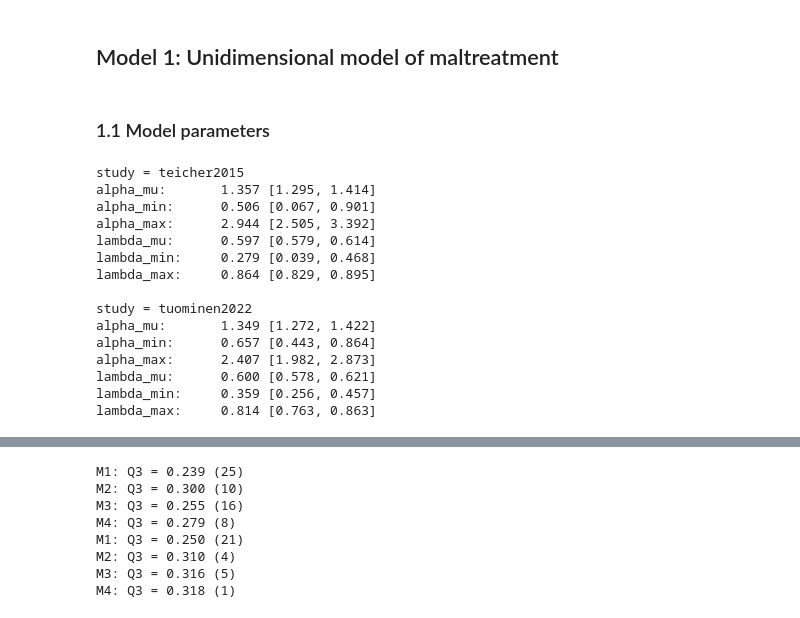
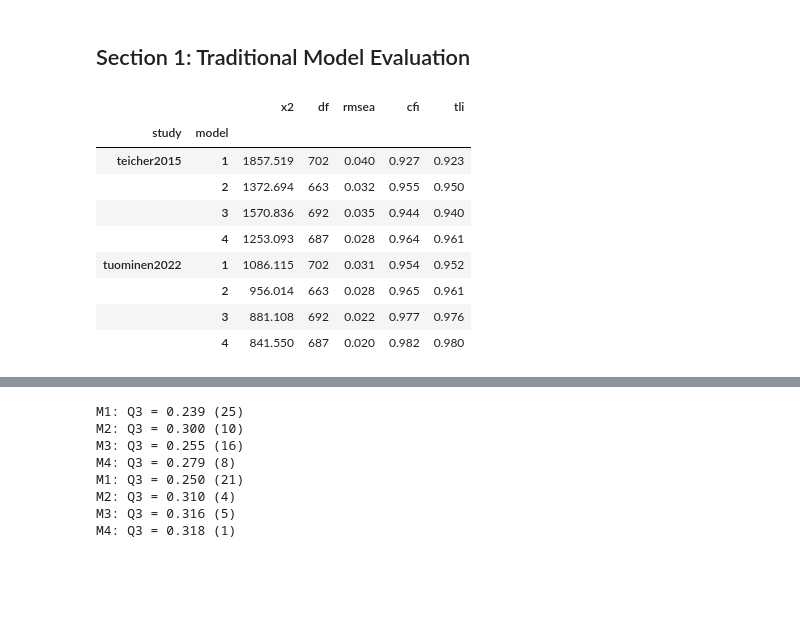
Before and after one commit to szorowi1/mace-irt, a Jupyter notebook: 02_PPMC.ipynb, the cells around one changed output, grey strips where cells are left out. Saved outputs shown, nothing was run; the diff lists cells and outputs as text; code cells hidden in the pictures; blank space fills up the shorter version.

Commit message:
finished(ish) diagnostics

```diff
--- a/02_PPMC.ipynb
+++ b/02_PPMC.ipynb
@@ -6,53 +6,23 @@ import seaborn as sns
 from pandas import DataFrame, read_csv
 from arviz import hdi
 sns.set_theme(style='white', context='notebook', font_scale=1.33)
-# %% [markdown]
-## Model 1: Unidimensional model of maltreatment
 # %% [markdown]
-### 1.1 Model parameters
+## Section 1: Traditional Model Evaluation
-# %%
-## Define I/O parameters.
-studies = ['teicher2015','tuominen2022']
-
-## Main loop.
-for i, study in enumerate(studies):
-    if i: print('')
-    print(f'study = {study}')
-
-    ## Load samples.
-    samples = read_csv(os.path.join('stan_results', study, 'grmq_m1.tsv.gz'), sep='\t', compression='gzip')
-
-    for param in ['alpha','lambda']:
-
-        ## Extract parameters.
-        arr = samples.filter(regex=param).values
-
-        ## Summarize across items.
-        mu = arr.mean(axis=1).mean(); lb, ub = hdi(arr.mean(axis=1), hdi_prob=0.95)
-        print('%s_mu:\t%0.3f [%0.3f, %0.3f]' %(param, mu, lb, ub))
-
-        ## Summarize least discriminating.
-        ix = np.argmin(arr.mean(axis=0))
-        mu = arr[:,ix].mean(); lb, ub = hdi(arr[:,ix], hdi_prob=0.95)
-        print('%s_min:\t%0.3f [%0.3f, %0.3f]' %(param, mu, lb, ub))
-
-        ## Summarize most discriminating.
-        ix = np.argmax(arr.mean(axis=0))
-        mu = arr[:,ix].mean(); lb, ub = hdi(arr[:,ix], hdi_prob=0.95)
-        print('%s_max:\t%0.3f [%0.3f, %0.3f]' %(param, mu, lb, ub))
-# %% [output]
-study = teicher2015
-alpha_mu:       1.357 [1.295, 1.414]
-alpha_min:      0.506 [0.067, 0.901]
-alpha_max:      2.944 [2.505, 3.392]
-lambda_mu:      0.597 [0.579, 0.614]
-lambda_min:     0.279 [0.039, 0.468]
-lambda_max:     0.864 [0.829, 0.895]
-
-study = tuominen2022
-alpha_mu:       1.349 [1.272, 1.422]
-alpha_min:      0.657 [0.443, 0.864]
-alpha_max:      2.407 [1.982, 2.873]
-lambda_mu:      0.600 [0.578, 0.621]
-lambda_min:     0.359 [0.256, 0.457]
-lambda_max:     0.814 [0.763, 0.863]
+# %%
+## Load diagnostic info.
+diagnostics = read_csv(os.path.join('stan_results', 'X2.csv'))
+diagnostics = diagnostics.set_index(['study','model'])
+
+## Present diagnostic information.
+diagnostics.round(3)
+# %% [output]
+|  |  | x2 | df | rmsea | cfi | tli |
+| study | model |  |  |  |  |  |
+| teicher2015 | 1 | 1857.519 | 702 | 0.040 | 0.927 | 0.923 |
+|  | 2 | 1372.694 | 663 | 0.032 | 0.955 | 0.950 |
+|  | 3 | 1570.836 | 692 | 0.035 | 0.944 | 0.940 |
+|  | 4 | 1253.093 | 687 | 0.028 | 0.964 | 0.961 |
+| tuominen2022 | 1 | 1086.115 | 702 | 0.031 | 0.954 | 0.952 |
+|  | 2 | 956.014 | 663 | 0.028 | 0.965 | 0.961 |
+|  | 3 | 881.108 | 692 | 0.022 | 0.977 | 0.976 |
+|  | 4 | 841.550 | 687 | 0.020 | 0.982 | 0.980 |
```
Also changed, not shown: parts of 26 cells of this notebook, 4 other files.
